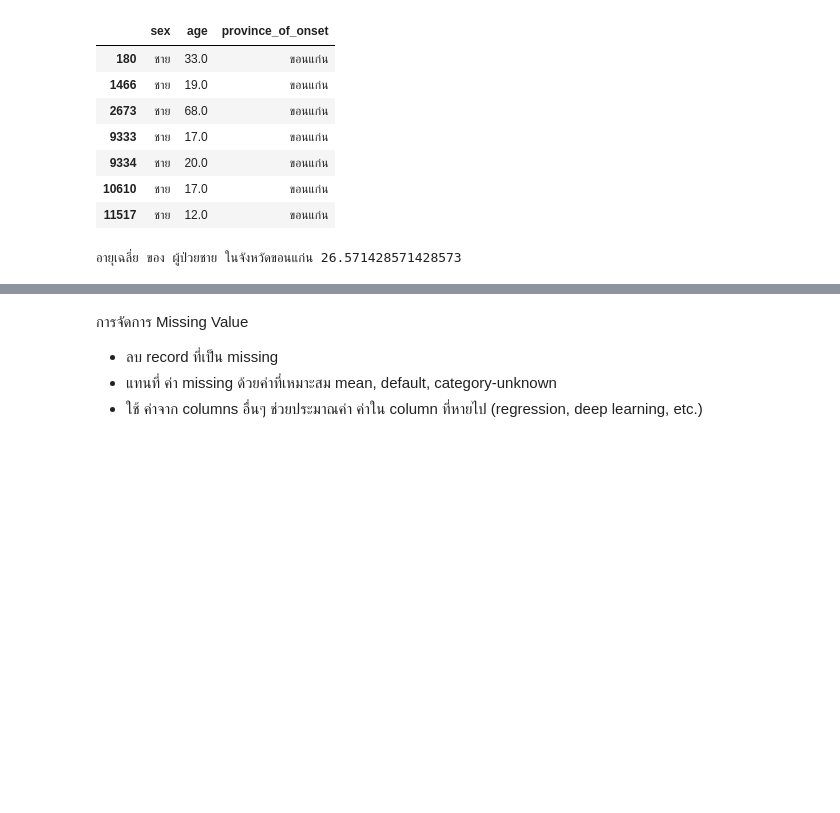
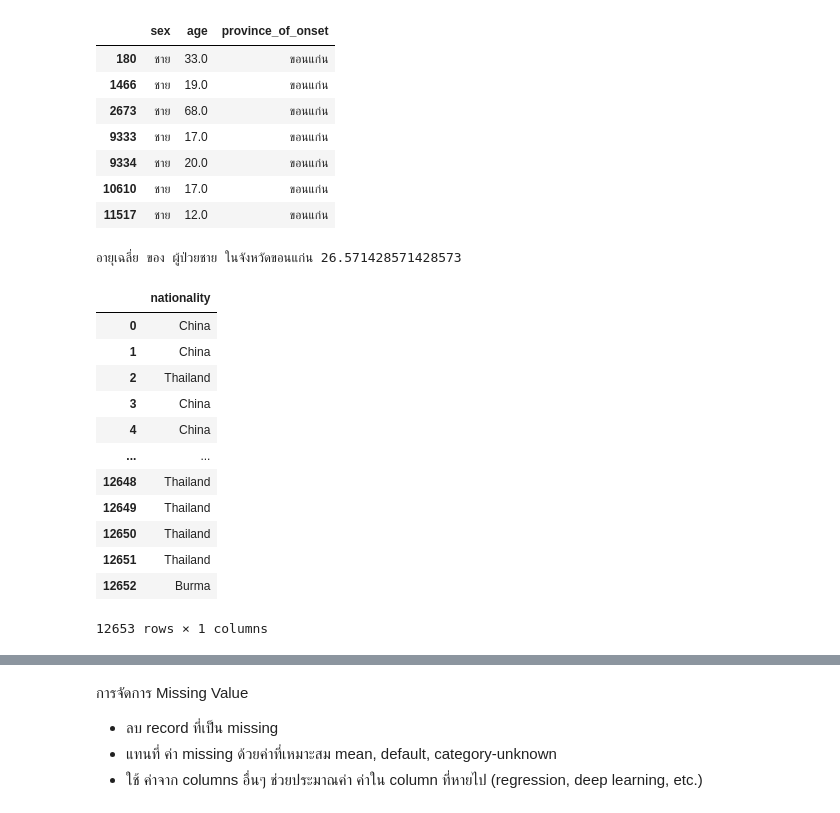
Before and after one commit to nichakornchaisuwan/data_viz_2022, a Jupyter notebook: Pandas101.ipynb, the cells around one changed output, grey strips where cells are left out. Cells and saved outputs as stored; diff of their text form; code cells hidden in the pictures; blank space fills up the shorter version.

```diff
--- a/Pandas101.ipynb
+++ b/Pandas101.ipynb
@@ -450,4 +450,23 @@ for a in malekk['age']: # วนลูปค่าอายุแต่ละค
 print(f'อายุเฉลี่ย ของ ผู้ป่วยชาย ในจังหวัดขอนแก่น {sum/N}') #แสดงอายุเฉลี่ยของผู้ป่วยชายในจังหวัดขอนแก่น โดยการเอาผลรวมของอายุทั้งหมด หาร จำนวนข้อมูลทั้งหมด
 # %% [output]
 อายุเฉลี่ย ของ ผู้ป่วยชาย ในจังหวัดขอนแก่น 26.571428571428573
+# %%
+
+# 3. หาจำนวนผู้ป่วยที่เป็นคนไม่ใช่คนไทย
+data_nationality = data_covid[['nationality']] #เลือกข้อมูลที่ต้องการจากตาราง data_covid โดยเลือกคอลัมน์ nationality และนำไปเก็บไว้ที่ตัวแปร data_nationality
+data_nationality #แสดงข้อมูลจากตัวแปร data_nationality
+# %% [output]
+|  | nationality |
+| 0 | China |
+| 1 | China |
+| 2 | Thailand |
+| 3 | China |
+| 4 | China |
+| ... | ... |
+| 12648 | Thailand |
+| 12649 | Thailand |
+| 12650 | Thailand |
+| 12651 | Thailand |
+| 12652 | Burma |
+12653 rows × 1 columns
 # %%
```
Also changed, not shown: parts of 7 cells of this notebook.
